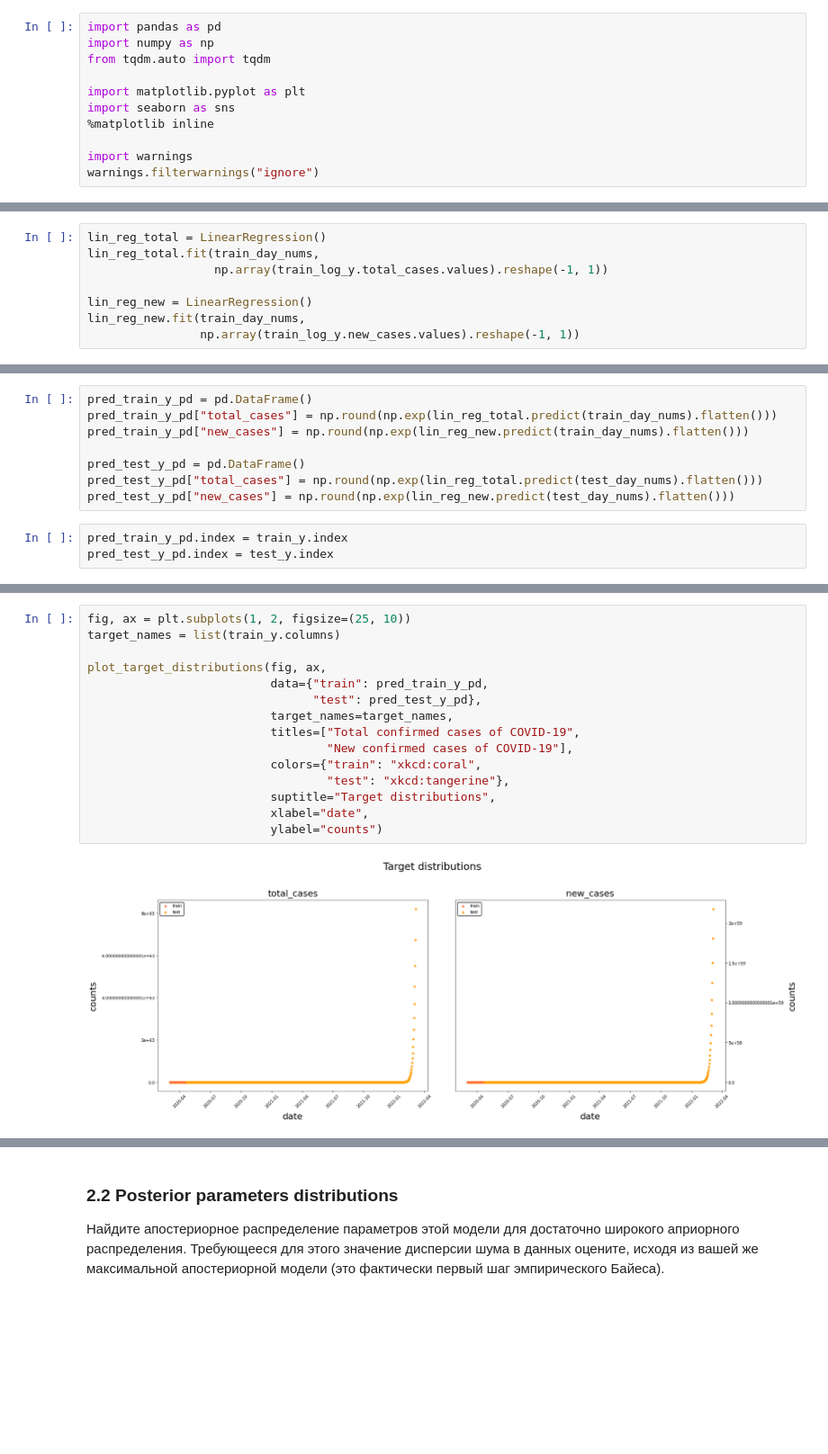
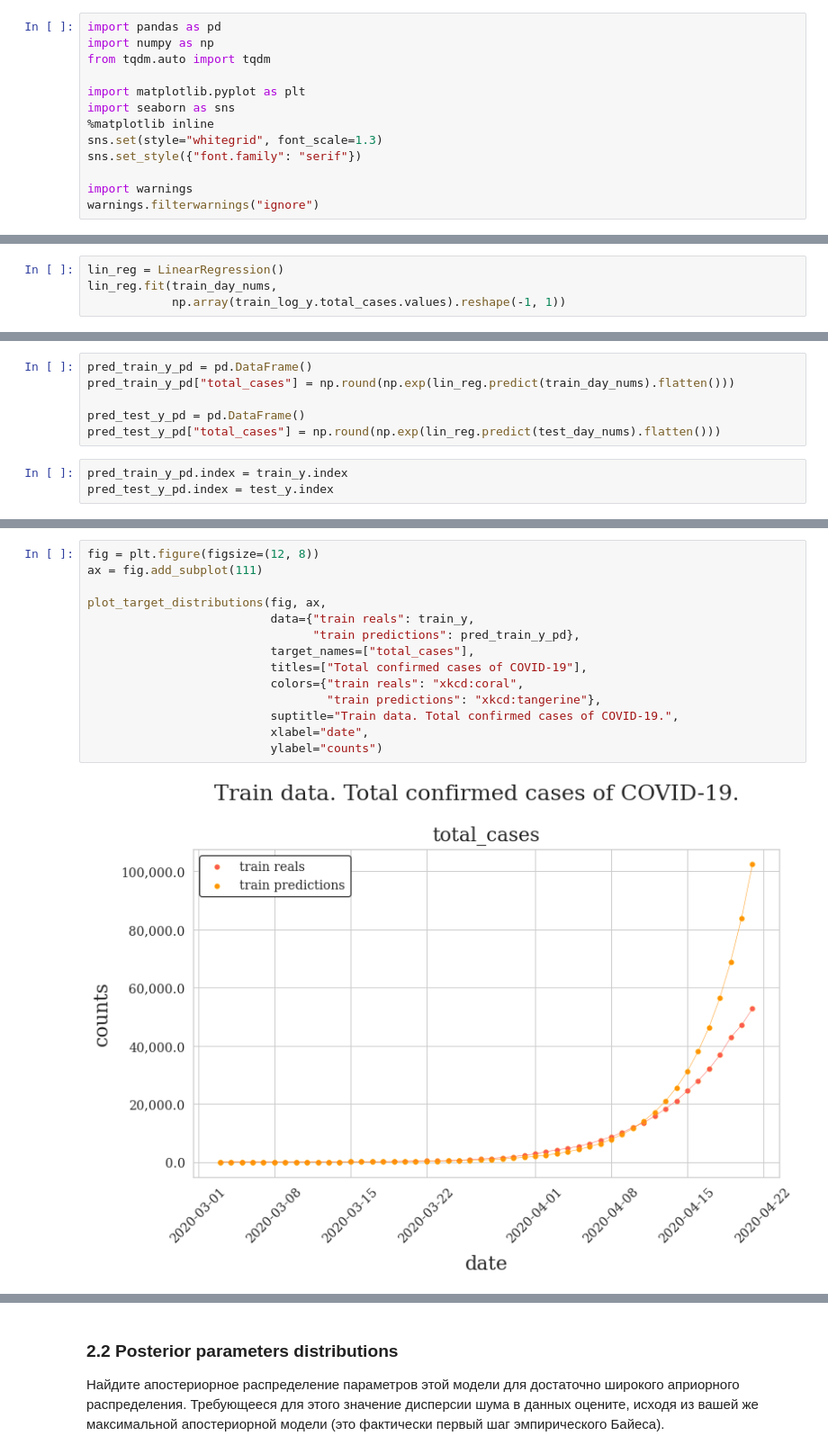
Before and after one commit to ShamilNur/advanced-ml-made-2022, a Jupyter notebook: HW_01_Advanced_ML_2022_Shamil_Nurkaev.ipynb, the cells around one changed output, grey strips where cells are left out. Shown: that part at 90% size. Cells and saved outputs as stored; diff of their text form; blank space fills up the shorter version.

Commit message:
bayes theorem's & linear regression

```diff
--- a/HW_01_Advanced_ML_2022_Shamil_Nurkaev.ipynb
+++ b/HW_01_Advanced_ML_2022_Shamil_Nurkaev.ipynb
@@ -8,6 +8,8 @@ from tqdm.auto import tqdm
 import matplotlib.pyplot as plt
 import seaborn as sns
 %matplotlib inline
+sns.set(style="whitegrid", font_scale=1.3)
+sns.set_style({"font.family": "serif"})
 
 import warnings
 warnings.filterwarnings("ignore")
@@ -201,23 +206,17 @@ test_log_y = np.log(test_y)
 # %% [markdown]
 Обучим линейную регрессию
 # %%
-lin_reg_total = LinearRegression()
-lin_reg_total.fit(train_day_nums,
-                  np.array(train_log_y.total_cases.values).reshape(-1, 1))
-
-lin_reg_new = LinearRegression()
-lin_reg_new.fit(train_day_nums,
-                np.array(train_log_y.new_cases.values).reshape(-1, 1))
+lin_reg = LinearRegression()
+lin_reg.fit(train_day_nums,
+            np.array(train_log_y.total_cases.values).reshape(-1, 1))
 # %% [output]
 LinearRegression()
 # %%
 pred_train_y_pd = pd.DataFrame()
-pred_train_y_pd["total_cases"] = np.round(np.exp(lin_reg_total.predict(train_day_nums).flatten()))
-pred_train_y_pd["new_cases"] = np.round(np.exp(lin_reg_new.predict(train_day_nums).flatten()))
+pred_train_y_pd["total_cases"] = np.round(np.exp(lin_reg.predict(train_day_nums).flatten()))
 
 pred_test_y_pd = pd.DataFrame()
-pred_test_y_pd["total_cases"] = np.round(np.exp(lin_reg_total.predict(test_day_nums).flatten()))
-pred_test_y_pd["new_cases"] = np.round(np.exp(lin_reg_new.predict(test_day_nums).flatten()))
+pred_test_y_pd["total_cases"] = np.round(np.exp(lin_reg.predict(test_day_nums).flatten()))
 # %%
 pred_train_y_pd.index = train_y.index
 pred_test_y_pd.index = test_y.index
@@ -241,17 +223,16 @@ test_y.merge(pred_test_y_pd, on="date")
 # %%
-fig, ax = plt.subplots(1, 2, figsize=(25, 10))
-target_names = list(train_y.columns)
+fig = plt.figure(figsize=(12, 8))
+ax = fig.add_subplot(111)
 
 plot_target_distributions(fig, ax,
-                          data={"train": pred_train_y_pd,
-                                "test": pred_test_y_pd},
-                          target_names=target_names,
-                          titles=["Total confirmed cases of COVID-19",
-                                  "New confirmed cases of COVID-19"],
-                          colors={"train": "xkcd:coral",
-                                  "test": "xkcd:tangerine"},
-                          suptitle="Target distributions",
+                          data={"train reals": train_y,
+                                "train predictions": pred_train_y_pd},
+                          target_names=["total_cases"],
+                          titles=["Total confirmed cases of COVID-19"],
+                          colors={"train reals": "xkcd:coral",
+                                  "train predictions": "xkcd:tangerine"},
+                          suptitle="Train data. Total confirmed cases of COVID-19.",
                           xlabel="date",
                           ylabel="counts")
 # %% [output]
-[figure, old version]
+[figure, new version]
```
Also changed, not shown: parts of 28 cells of this notebook.
